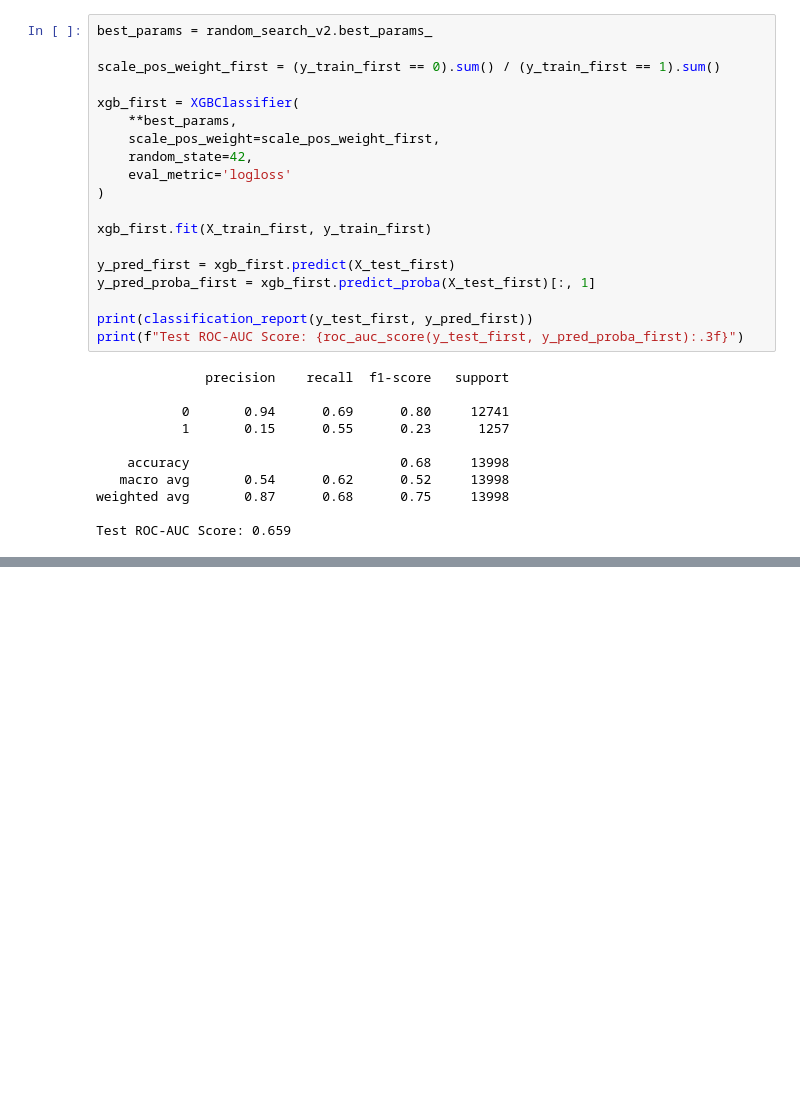
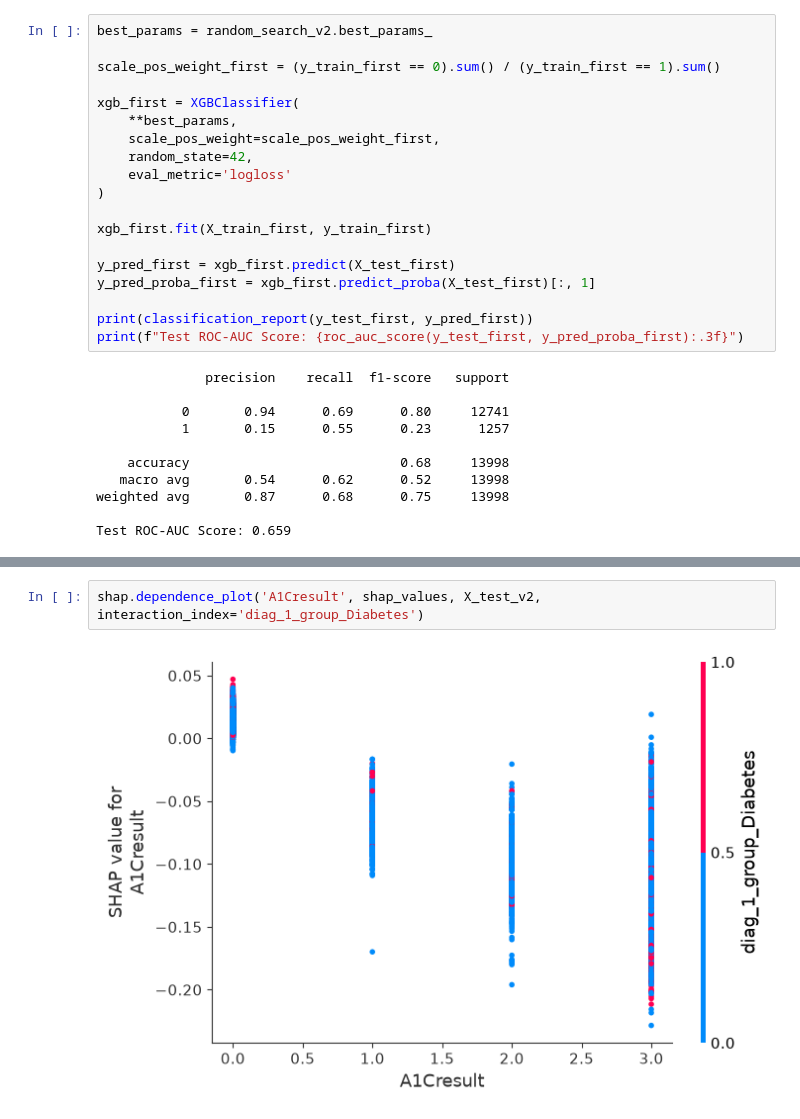
Before and after one commit to kelvinofoedoe/clinical-readmission-prediction, a Jupyter notebook: notebooks/01_eda.ipynb, the cells around one changed output, grey strips where cells are left out. Saved outputs shown, nothing was run; the diff lists cells and outputs as text; blank space fills up the shorter version.

```diff
--- a/notebooks/01_eda.ipynb
+++ b/notebooks/01_eda.ipynb
@@ -981,0 +996,4 @@ Test ROC-AUC Score: 0.659
+# %%
+shap.dependence_plot('A1Cresult', shap_values, X_test_v2, interaction_index='diag_1_group_Diabetes')
+# %% [output]
+[figure, added]
```
Also changed, not shown: parts of 5 cells of this notebook, 3 other files.
